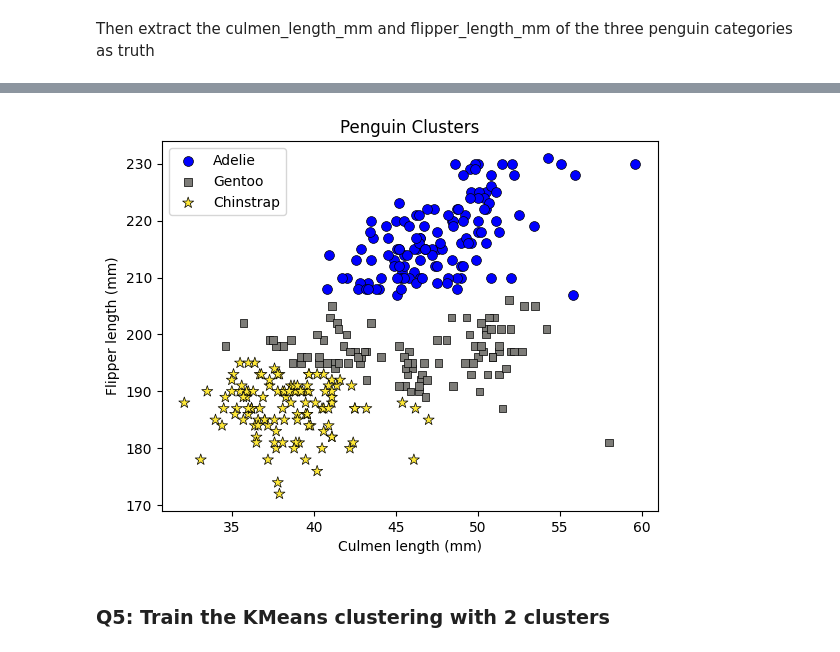
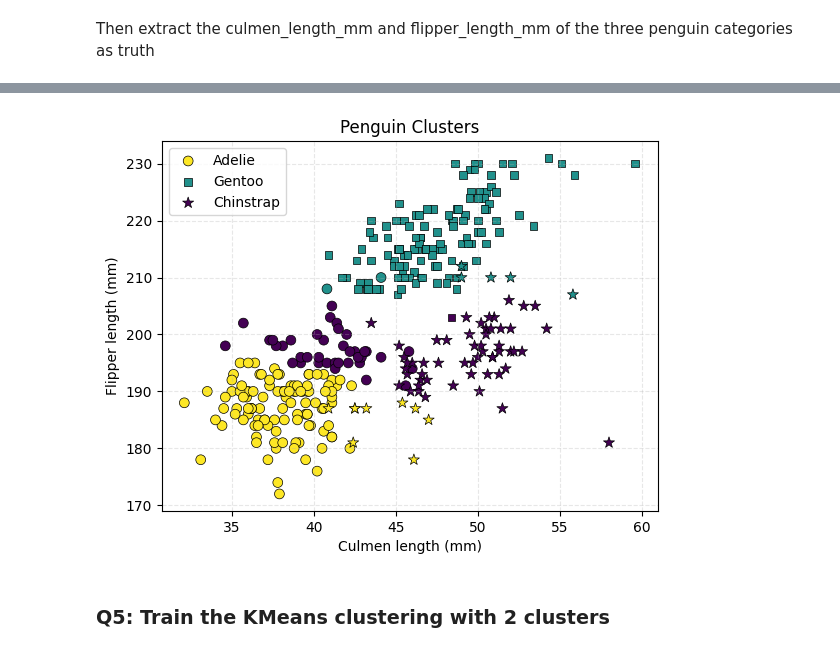
Before and after one commit to Celestin02/2024_Intro_Python, a Jupyter notebook: W4_S1.ipynb, the cells around one changed output, grey strips where cells are left out. Drawn from its saved outputs; the diff is of its cells as text; code cells hidden in the pictures.

```diff
--- a/W4_S1.ipynb
+++ b/W4_S1.ipynb
@@ -254,7 +257,7 @@ kmeans.fit(X)
 KMeans(n_clusters=3)
 # %%
 # Use the model to label all data points
-labels = kmeans.predict(X)
+y_kmeans = kmeans.predict(X)
 # %%
 #@title Skeleton code
 # Train a k-means clustering model
@@ -269,7 +272,7 @@ Now, our penguin dataset is labelled. So we can compare our clustering results w
 First store the predicted labels in the pandas dataframe
 # %%
 # Store the predicted labels in a new index
-penguin_df['labels']=labels
+penguin_df['labels']=y_kmeans
 penguin_df.head()
 # %% [output]
 A value is trying to be set on a copy of a slice from a DataFrame.
@@ -291,41 +294,29 @@ Then extract the culmen_length_mm and flipper_length_mm of the three penguin cat
 # %%
 from operator import truth
 # Adelie
-truth_adelie = penguin_df[penguin_df['species'] == 'Adelie'][['culmen_length_mm', 'flipper_length_mm']]
-# Gentoo
-truth_gentoo = penguin_df[penguin_df['species'] == 'Gentoo'][['culmen_length_mm', 'flipper_length_mm']]
-# Chinstrap
-truth_chinstrap = penguin_df[penguin_df['species'] == 'Chinstrap'][['culmen_length_mm', 'flipper_length_mm']]
+Adelie, Gentoo, Chinstrap = penguin_df[penguin_df['species'] == 'Adelie'], penguin_df[penguin_df['species']=='Gentoo'], \
+penguin_df[penguin_df['species']=='Chinstrap']# Chinstrap
 # %% [markdown]
 Recreate the figure below
 
 ![plot3.png](embedded-picture-1)
 # %%
 # Script to recreate the figure
-plt.scatter(penguin_df[penguin_df['labels'] == 0]['culmen_length_mm'],
-            penguin_df[penguin_df['labels'] == 0]['flipper_length_mm'],
-            c=penguin_df[penguin_df['labels'] == 0]['labels'],
-            s=50, marker='o', label='Adelie', cmap='cividis',
-            edgecolors='k', linewidths=0.5, vmin=0, vmax=2)
-# Gentoo
-plt.scatter(penguin_df[penguin_df['labels'] == 1]['culmen_length_mm'],
-            penguin_df[penguin_df['labels'] == 1]['flipper_length_mm'],
-            c=penguin_df[penguin_df['labels'] == 1]['labels'],
-            s=30, marker='s', label='Gentoo', cmap='cividis',
-            edgecolors='k', linewidths=0.5, vmin=0, vmax=2)
-# Chinstrap
-plt.scatter(penguin_df[penguin_df['labels'] == 2]['culmen_length_mm'],
-            penguin_df[penguin_df['labels'] == 2]['flipper_length_mm'],
-            c=penguin_df[penguin_df['labels'] == 2]['labels'],
-            s=70, marker='*', label='Chinstrap', cmap='cividis',
-            edgecolors='k', linewidths=0.5, vmin=0, vmax=2)
+A_culmen, A_flipper = Adelie['culmen_length_mm'], Adelie['flipper_length_mm']
+G_culmen, G_flipper = Gentoo['culmen_length_mm'], Gentoo['flipper_length_mm']
+C_culmen, C_flipper = Chinstrap['culmen_length_mm'], Chinstrap['flipper_length_mm']
+
+plt.scatter(A_culmen, A_flipper, c=Adelie['labels'], s=50, marker='o', label='Adelie', edgecolors='k', linewidths=0.5, vmin=0, vmax=2)
+plt.scatter(G_culmen, G_flipper, c=Gentoo['labels'], s=30, marker='s', label='Gentoo', edgecolors='k', linewidths=0.5, vmin=0, vmax=2)
+plt.scatter(C_culmen, C_flipper, c=Chinstrap['labels'], s=70, marker='*', label='Chinstrap', edgecolors='k', linewidths=0.5, vmin=0, vmax=2)
+plt.grid(linestyle='--', alpha = 0.3)
 plt.title('Penguin Clusters')
 plt.ylabel('Flipper length (mm)')
 plt.xlabel('Culmen length (mm)')
 plt.legend()
 plt.show()
 # %% [output]
-[figure, old version]
+[figure, new version]
 # %%
 #@title Skeleton code
 plt.scatter(_____, _________,c=_______,s=50,marker=___,label='Adelie', cmap='cividis',edgecolors='k',linewidths=0.5,vmin=___,vmax=___)
```
Also changed, not shown: parts of 7 cells of this notebook.
